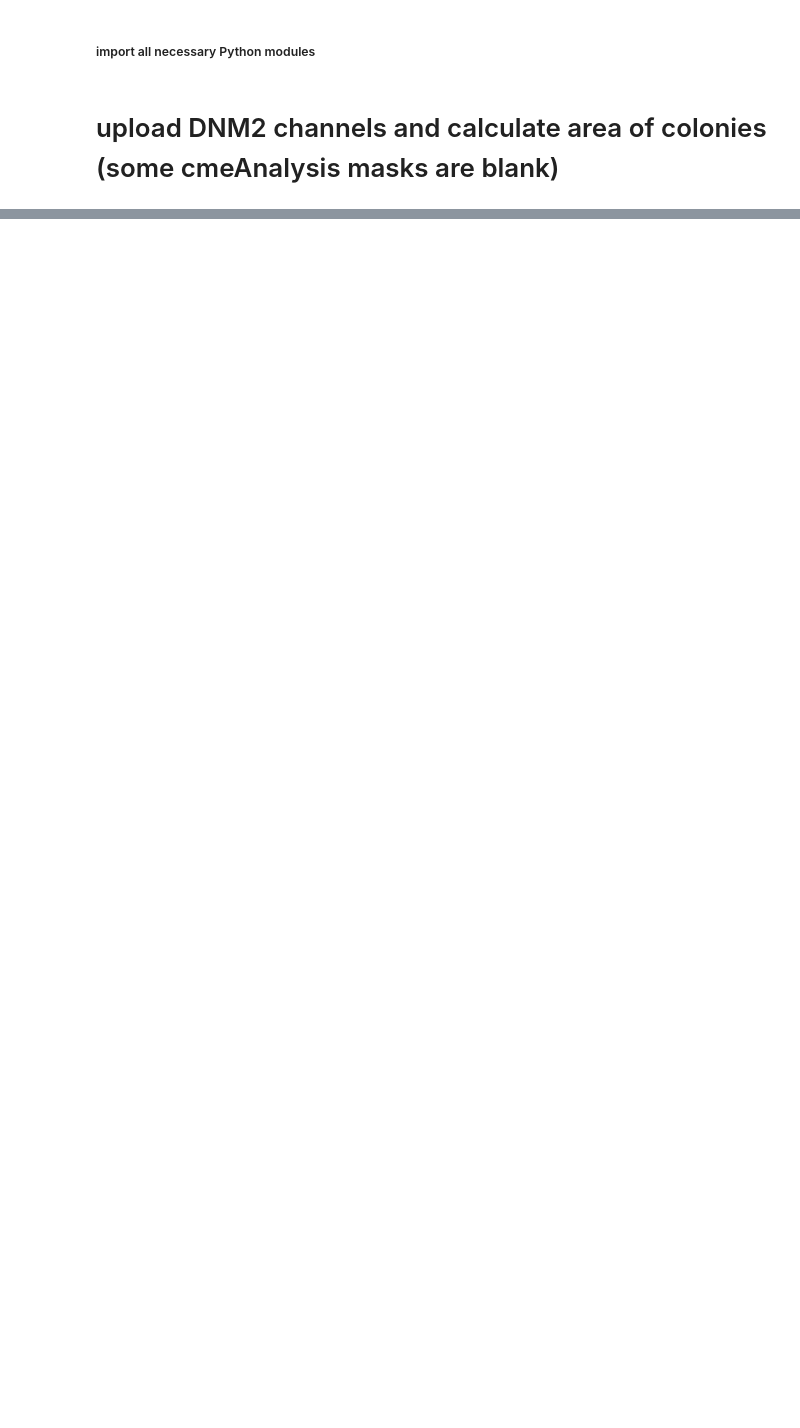
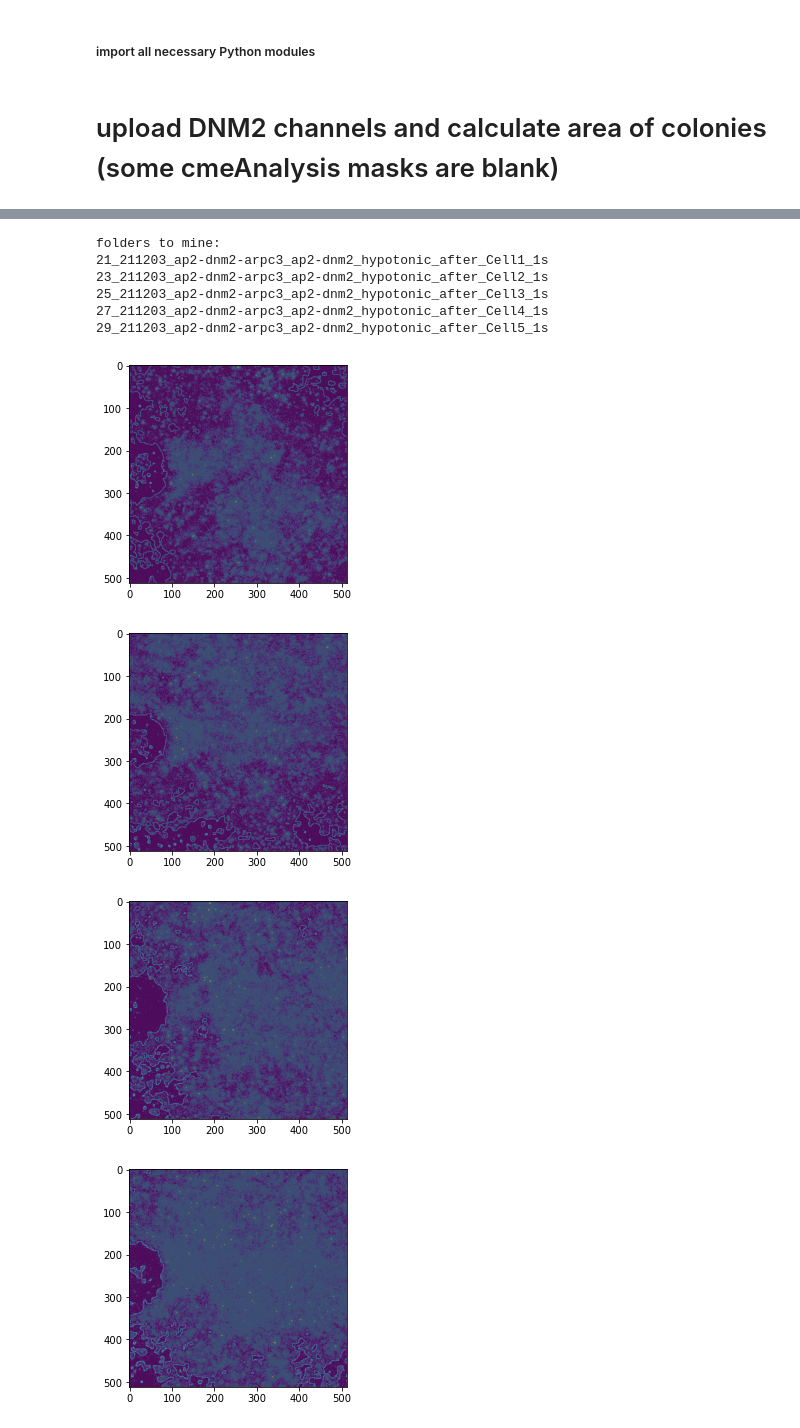
Before and after one commit to DrubinBarnes/Jin_Shirazinejad_et_al_branched_actin_manuscript, a Jupyter notebook: analysis/simplified_workflow/nb08_simplified.ipynb, the cells around one changed output, grey strips where cells are left out. Drawn from its saved outputs; the diff is of its cells as text; code cells hidden in the pictures; blank space fills up the shorter version.

```diff
--- a/analysis/simplified_workflow/nb08_simplified.ipynb
+++ b/analysis/simplified_workflow/nb08_simplified.ipynb
@@ -101,0 +108,16 @@ Text(0, 0.5, 'counts')
+# %%
+ada_tracks_cell_area_after = compare_tracks.calculate_fraction_area_occupied_by_cells(ada_shock_tracks,
+                                                         ['Cell', 'after'],
+                                                         2,
+                                                         imagesize=[512,512])
+# %% [output]
+folders to mine:
+21_211203_ap2-dnm2-arpc3_ap2-dnm2_hypotonic_after_Cell1_1s
+23_211203_ap2-dnm2-arpc3_ap2-dnm2_hypotonic_after_Cell2_1s
+25_211203_ap2-dnm2-arpc3_ap2-dnm2_hypotonic_after_Cell3_1s
+27_211203_ap2-dnm2-arpc3_ap2-dnm2_hypotonic_after_Cell4_1s
+29_211203_ap2-dnm2-arpc3_ap2-dnm2_hypotonic_after_Cell5_1s
+[figure, added]
+[figure, added]
+[figure, added]
+[figure, added]
```
Also changed, not shown: parts of 22 cells of this notebook, 11 other files.
